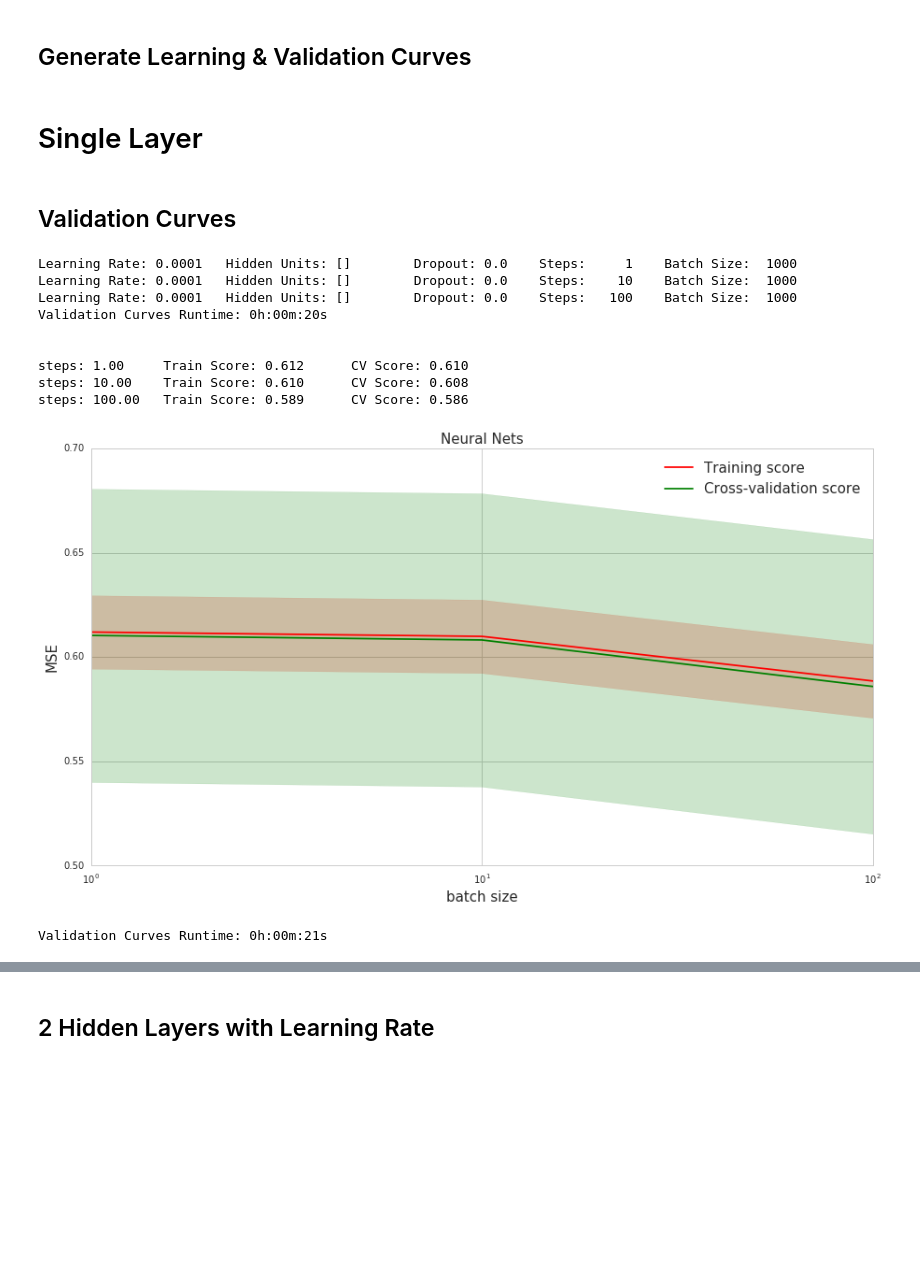
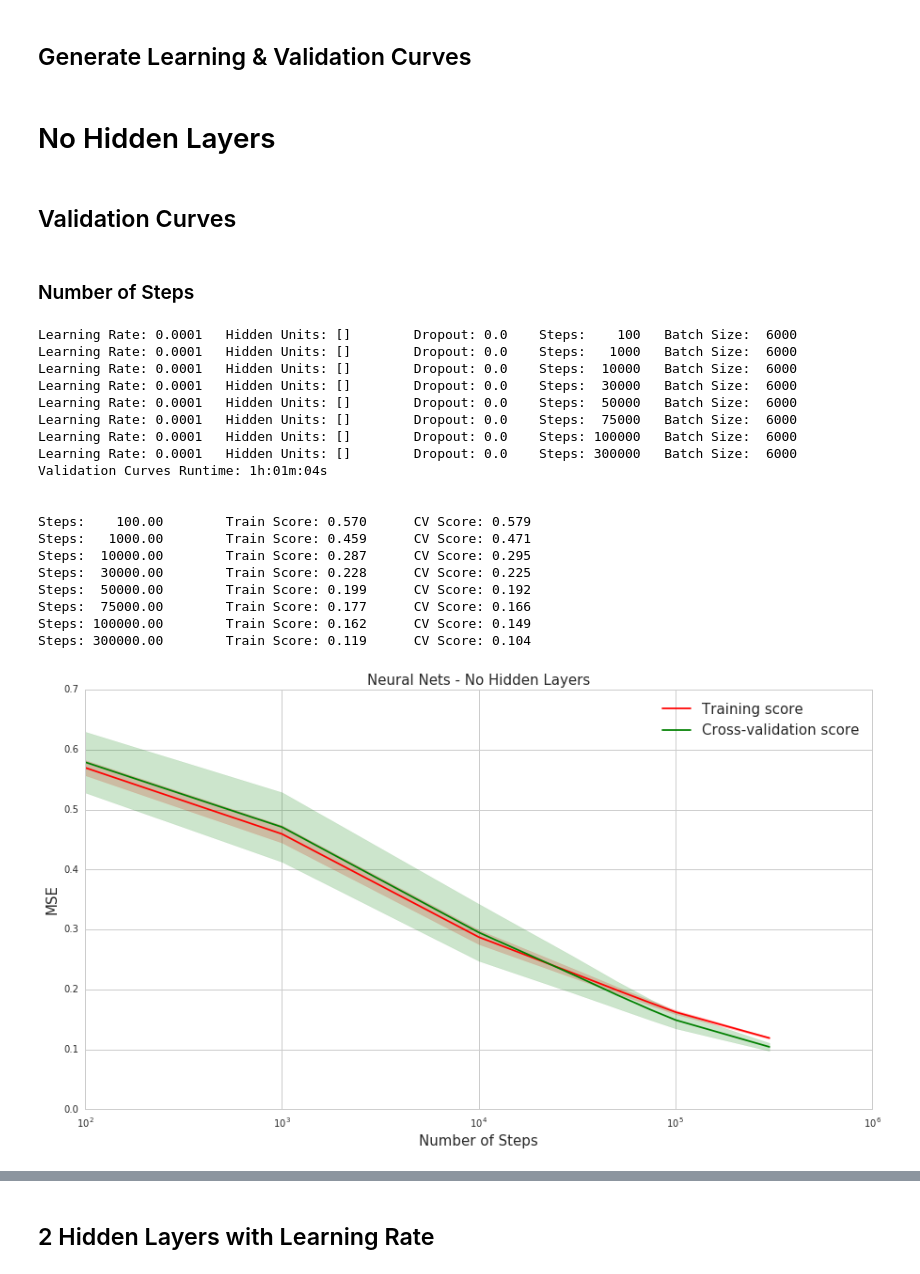
Before and after one commit to rvishakh/udacity, a Jupyter notebook: MLND/capstone/didi/implement_nn.ipynb, the cells around one changed output, grey strips where cells are left out. Drawn from its saved outputs; the diff is of its cells as text; code cells hidden in the pictures; blank space fills up the shorter version.

Commit message:
results for number of steps, learning rate

```diff
--- a/MLND/capstone/didi/implement_nn.ipynb
+++ b/MLND/capstone/didi/implement_nn.ipynb
@@ -405,54 +405,43 @@ def validation_curvenn(X, y, cv, learning_list, hidden_list, dropout_list, steps
         cv_scores.append(cv_scores_set)
 
     return(train_scores,cv_scores)
-# %% [markdown]
-# Single Layer
+# %% [markdown]
+# No Hidden Layers
 # %% [markdown]
 ## Validation Curves
+# %% [markdown]
+### Number of Steps
 # %%
 plot_validation_curve(X=train_dataset,
                       y=train_labels,
-                      param_name='steps',
-                      param_range=[1,10,100],
+                      param_name='Steps',
+                      param_range=[100,1000,10000,30000,50000,75000,100000,300000],
                       learning_list=[1e-4],
                       hidden_list=[[]],
                       dropout_list=[0],
-                      steps_list=[1,10,100],
-                      batch_list=[1000],
-                      plot_title='Neural Nets',
-                      x_label='batch size',
+                      steps_list=[100,1000,10000,30000,50000,75000,100000,300000],
+                      batch_list=[6000],
+                      plot_title='Neural Nets - No Hidden Layers',
+                      x_label='Number of Steps',
                       y_label='MSE')
 # %% [output]
-Learning Rate: 0.0001   Hidden Units: []        Dropout: 0.0    Steps:     1    Batch Size:  1000
-Learning Rate: 0.0001   Hidden Units: []        Dropout: 0.0    Steps:    10    Batch Size:  1000
-Learning Rate: 0.0001   Hidden Units: []        Dropout: 0.0    Steps:   100    Batch Size:  1000
-Validation Curves Runtime: 0h:00m:20s
+Learning Rate: 0.0001   Hidden Units: []        Dropout: 0.0    Steps:    100   Batch Size:  6000
+Learning Rate: 0.0001   Hidden Units: []        Dropout: 0.0    Steps:   1000   Batch Size:  6000
+Learning Rate: 0.0001   Hidden Units: []        Dropout: 0.0    Steps:  10000   Batch Size:  6000
+Learning Rate: 0.0001   Hidden Units: []        Dropout: 0.0    Steps:  30000   Batch Size:  6000
+Learning Rate: 0.0001   Hidden Units: []        Dropout: 0.0    Steps:  50000   Batch Size:  6000
+Learning Rate: 0.0001   Hidden Units: []        Dropout: 0.0    Steps:  75000   Batch Size:  6000
+Learning Rate: 0.0001   Hidden Units: []        Dropout: 0.0    Steps: 100000   Batch Size:  6000
+Learning Rate: 0.0001   Hidden Units: []        Dropout: 0.0    Steps: 300000   Batch Size:  6000
+Validation Curves Runtime: 1h:01m:04s
 
 
-steps: 1.00     Train Score: 0.612      CV Score: 0.610
-steps: 10.00    Train Score: 0.610      CV Score: 0.608
-steps: 100.00   Train Score: 0.589      CV Score: 0.586
+Steps:    100.00        Train Score: 0.570      CV Score: 0.579
+Steps:   1000.00        Train Score: 0.459      CV Score: 0.471
+Steps:  10000.00        Train Score: 0.287      CV Score: 0.295
+Steps:  30000.00        Train Score: 0.228      CV Score: 0.225
+Steps:  50000.00        Train Score: 0.199      CV Score: 0.192
+Steps:  75000.00        Train Score: 0.177      CV Score: 0.166
+Steps: 100000.00        Train Score: 0.162      CV Score: 0.149
+Steps: 300000.00        Train Score: 0.119      CV Score: 0.104
-[figure, old version]
+[figure, new version]
-# %%
-# Hyper Parameters
-steps = 500001
-learning_rate = 1e-4
-batch_size = 1
-
-# Build 2 layer fully connected DNN with 10, 10 units respectively.
-optimizer = tf.train.GradientDescentOptimizer(learning_rate=learning_rate)
-regressor = skflow.DNNRegressor(hidden_units=[10, 10],
-                                optimizer=optimizer,
-                                dropout=None)
-
-plot_validation_curve(estimator=regressor,
-                      X=train_dataset,
-                      y=train_labels,
-                      param_name='dropout',
-                      param_range=[0.1,0.2,0.3,1.0],
-                      scoring='MSE',
-                      plot_title='Neural Nets',
-                      x_label='min_samples_split',
-                      y_label='MSE')
-# %% [output]
-Validation Curves Runtime: 0h:00m:21s
```
Also changed, not shown: parts of 10 cells of this notebook.
